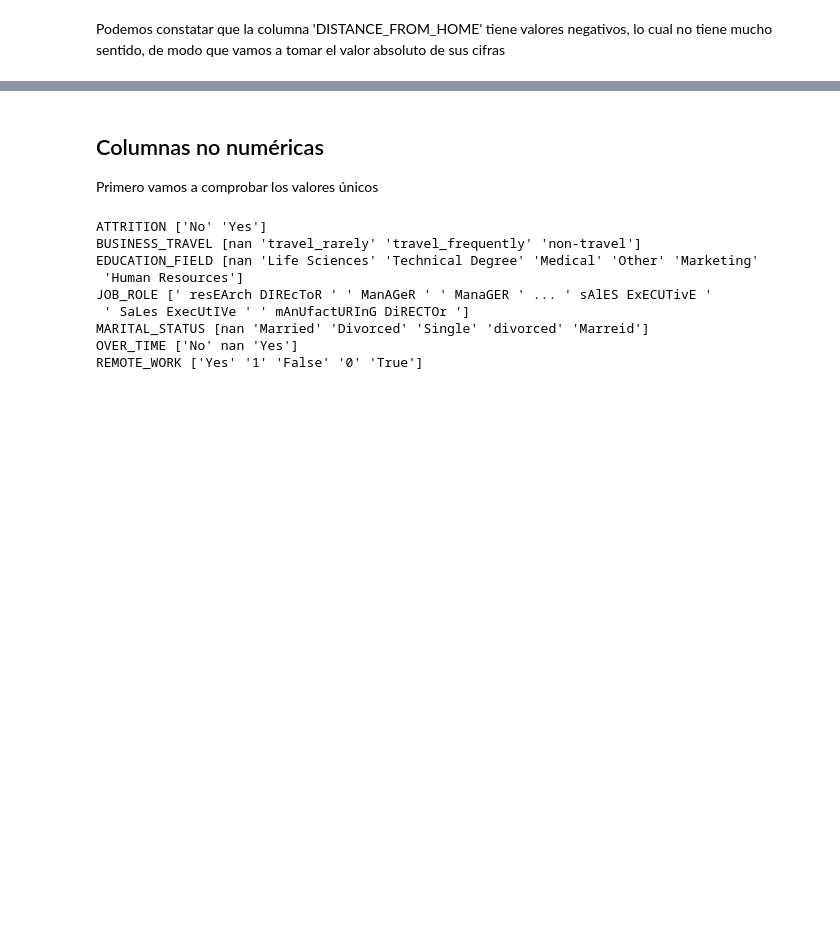
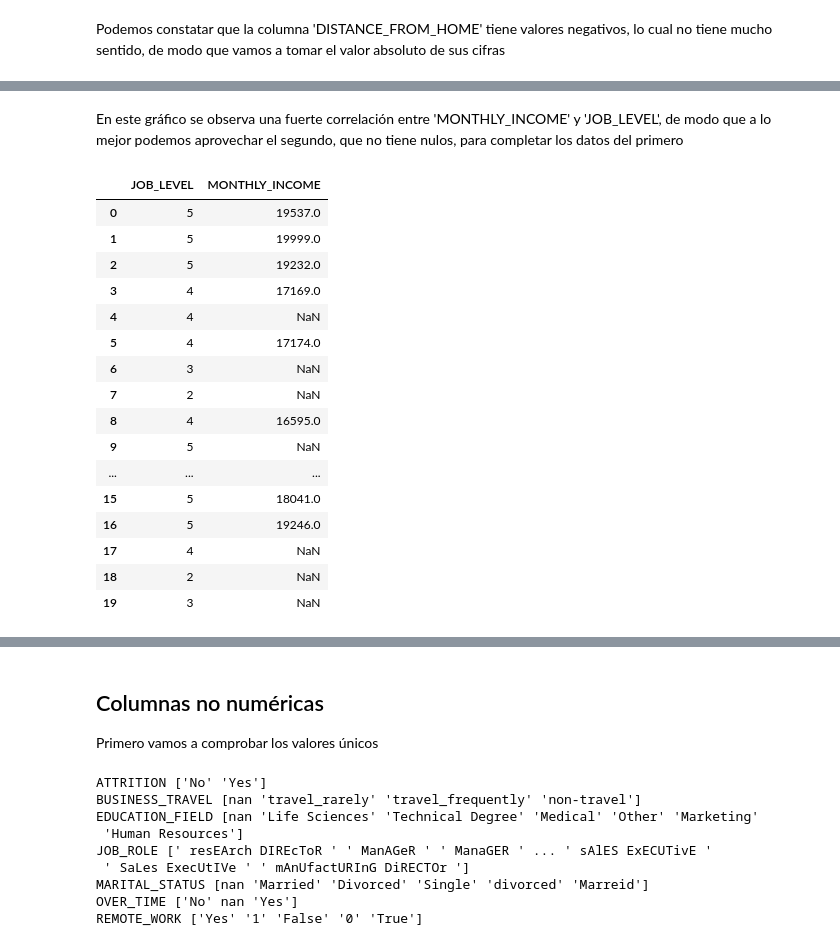
Before and after one commit to Origamologo/Empleados, a Jupyter notebook: 01_etl.ipynb, the cells around one changed output, grey strips where cells are left out. Drawn from its saved outputs; the diff is of its cells as text; code cells hidden in the pictures; blank space fills up the shorter version.

```diff
--- a/01_etl.ipynb
+++ b/01_etl.ipynb
@@ -309,0 +355,2 @@ df_types['DISTANCE_FROM_HOME'] = df_types['DISTANCE_FROM_HOME'].abs()
+# %% [markdown]
+En este gráfico se observa una fuerte correlación entre 'MONTHLY_INCOME' y 'JOB_LEVEL', de modo que a lo mejor podemos aprovechar el segundo, que no tiene nulos, para completar los datos del primero
@@ -309,0 +359,20 @@ df_types['DISTANCE_FROM_HOME'] = df_types['DISTANCE_FROM_HOME'].abs()
+# %%
+df_level_income.head(20)
+# %% [output]
+|  | JOB_LEVEL | MONTHLY_INCOME |
+| 0 | 5 | 19537.0 |
+| 1 | 5 | 19999.0 |
+| 2 | 5 | 19232.0 |
+| 3 | 4 | 17169.0 |
+| 4 | 4 | NaN |
+| 5 | 4 | 17174.0 |
+| 6 | 3 | NaN |
+| 7 | 2 | NaN |
+| 8 | 4 | 16595.0 |
+| 9 | 5 | NaN |
+| ... | ... | ... |
+| 15 | 5 | 18041.0 |
+| 16 | 5 | 19246.0 |
+| 17 | 4 | NaN |
+| 18 | 2 | NaN |
+| 19 | 3 | NaN |
```
Also changed, not shown: parts of 31 cells of this notebook, 5 other files.
